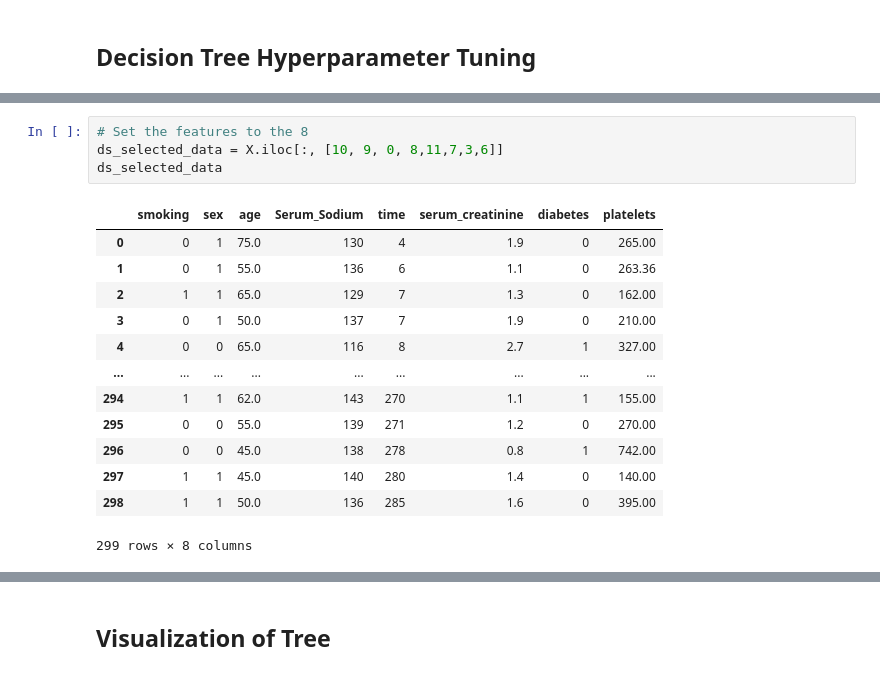
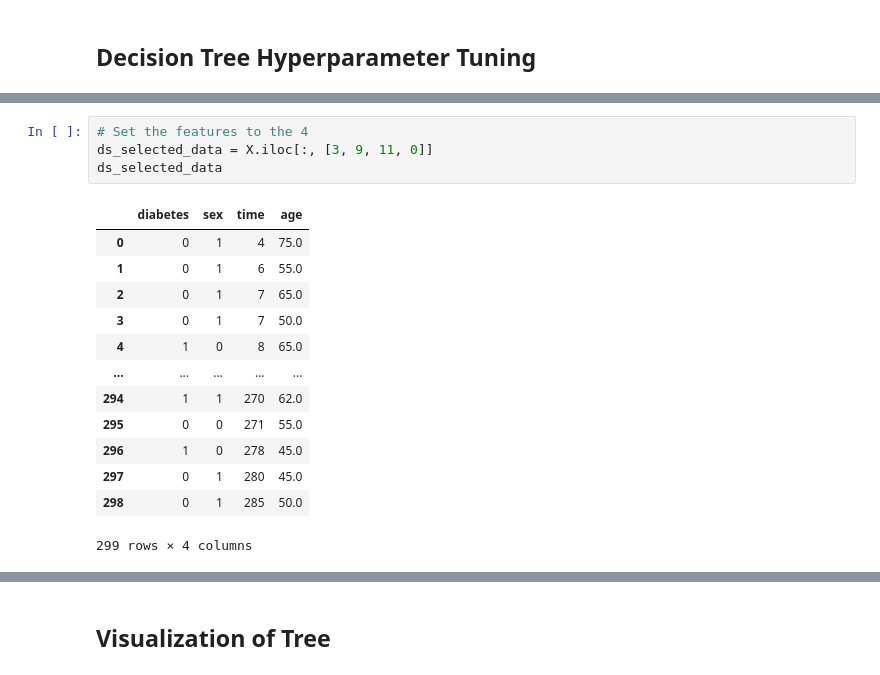
Before and after one commit to shantanu779/data_science, a Jupyter notebook: assignment2.ipynb, the cells around one changed output, grey strips where cells are left out. Cells and saved outputs as stored; diff of their text form.

```diff
--- a/assignment2.ipynb
+++ b/assignment2.ipynb
@@ -854,21 +872,21 @@ There are 8 features selected:
 # %%
-# Set the features to the 8
-ds_selected_data = X.iloc[:, [10, 9, 0, 8,11,7,3,6]]
+# Set the features to the 4
+ds_selected_data = X.iloc[:, [3, 9, 11, 0]]
 ds_selected_data
 # %% [output]
-|  | smoking | sex | age | Serum_Sodium | time | serum_creatinine | diabetes | platelets |
-| 0 | 0 | 1 | 75.0 | 130 | 4 | 1.9 | 0 | 265.00 |
-| 1 | 0 | 1 | 55.0 | 136 | 6 | 1.1 | 0 | 263.36 |
-| 2 | 1 | 1 | 65.0 | 129 | 7 | 1.3 | 0 | 162.00 |
-| 3 | 0 | 1 | 50.0 | 137 | 7 | 1.9 | 0 | 210.00 |
-| 4 | 0 | 0 | 65.0 | 116 | 8 | 2.7 | 1 | 327.00 |
-| ... | ... | ... | ... | ... | ... | ... | ... | ... |
-| 294 | 1 | 1 | 62.0 | 143 | 270 | 1.1 | 1 | 155.00 |
-| 295 | 0 | 0 | 55.0 | 139 | 271 | 1.2 | 0 | 270.00 |
-| 296 | 0 | 0 | 45.0 | 138 | 278 | 0.8 | 1 | 742.00 |
-| 297 | 1 | 1 | 45.0 | 140 | 280 | 1.4 | 0 | 140.00 |
-| 298 | 1 | 1 | 50.0 | 136 | 285 | 1.6 | 0 | 395.00 |
+|  | diabetes | sex | time | age |
+| 0 | 0 | 1 | 4 | 75.0 |
+| 1 | 0 | 1 | 6 | 55.0 |
+| 2 | 0 | 1 | 7 | 65.0 |
+| 3 | 0 | 1 | 7 | 50.0 |
+| 4 | 1 | 0 | 8 | 65.0 |
+| ... | ... | ... | ... | ... |
+| 294 | 1 | 1 | 270 | 62.0 |
+| 295 | 0 | 0 | 271 | 55.0 |
+| 296 | 1 | 0 | 278 | 45.0 |
+| 297 | 0 | 1 | 280 | 45.0 |
+| 298 | 0 | 1 | 285 | 50.0 |
-299 rows × 8 columns
+299 rows × 4 columns
 # %%
 # Test the accuracy again with the finding about k and selected columns
 X_train,X_test,y_train,y_test=train_test_split(ds_selected_data,y,test_size=0.3,random_state=42)
```
Also changed, not shown: parts of 14 cells of this notebook, 1 other file.
